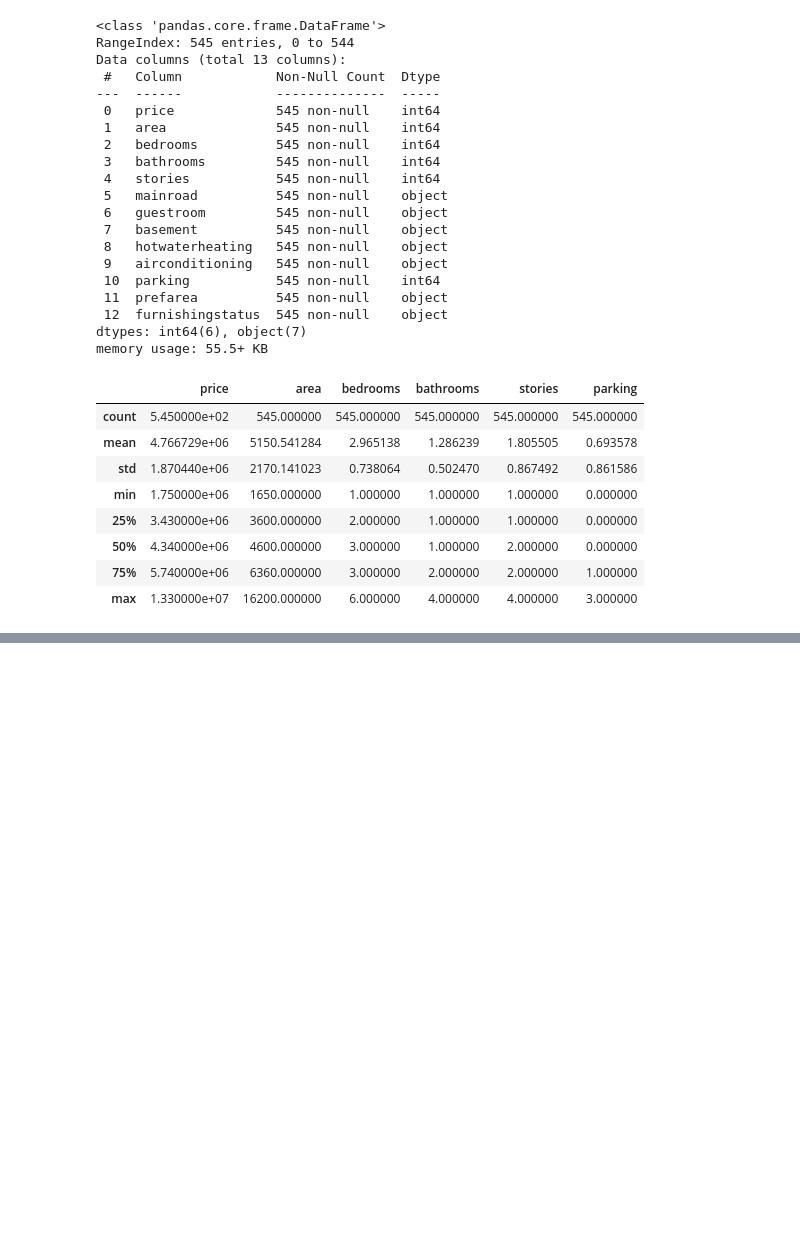
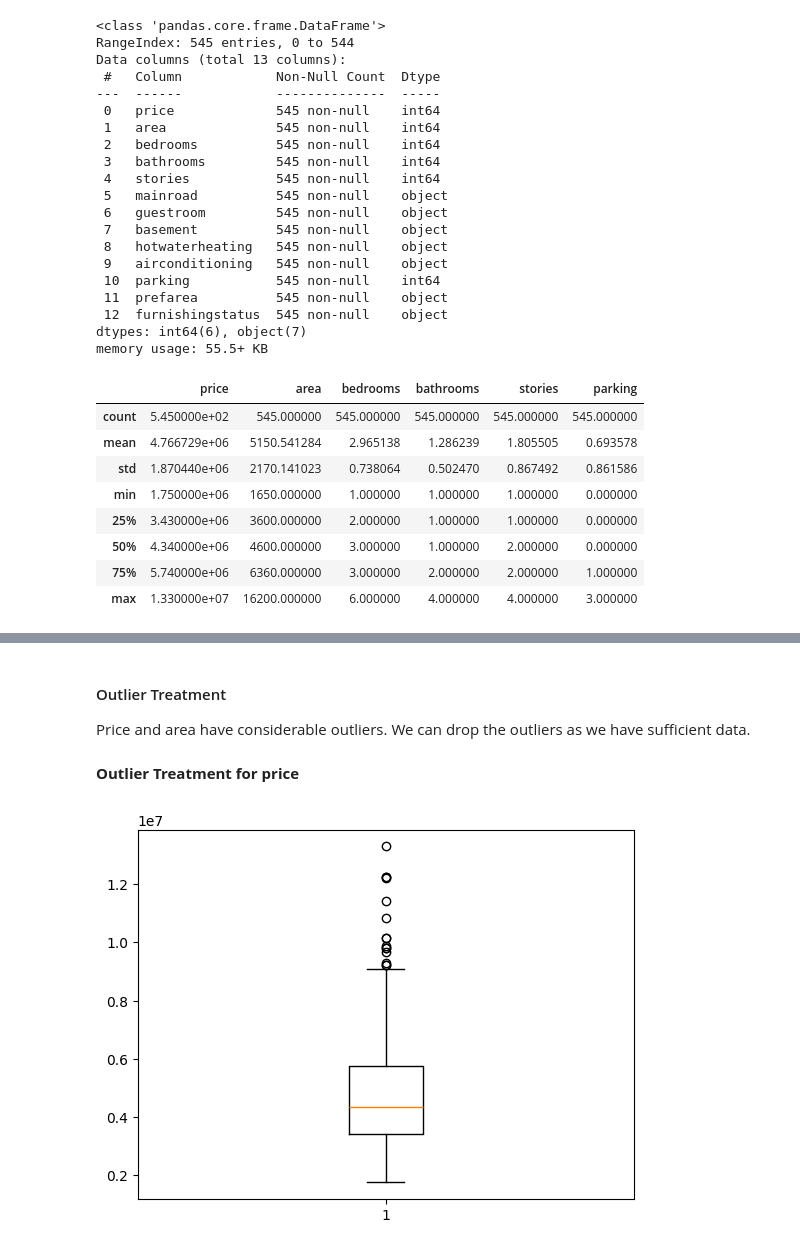
Before and after one commit to nagrohan579/house_price_prediction_linear_regression_model, a Jupyter notebook: house_price_prediction_linear_regression_model.ipynb, the cells around one changed output, grey strips where cells are left out. Saved outputs shown, nothing was run; the diff lists cells and outputs as text; code cells hidden in the pictures; blank space fills up the shorter version.

```diff
--- a/house_price_prediction_linear_regression_model.ipynb
+++ b/house_price_prediction_linear_regression_model.ipynb
@@ -81,0 +117,14 @@ housing.describe()
+# %% [markdown]
+#### Outlier Treatment
+
+Price and area have considerable outliers. We can drop the outliers as we have sufficient data.
+# %% [markdown]
+**Outlier Treatment for price**
+# %%
+plt.boxplot(housing.price)
+Q1 = housing.price.quantile(0.25)
+Q3 = housing.price.quantile(0.75)
+IQR = Q3 - Q1
+housing.drop(housing[(housing.price < Q1 - 1.5*IQR) | (housing.price > Q3 + 1.5*IQR)].index, inplace=True)
+# %% [output]
+[figure, added]
```
Also changed, not shown: parts of 8 cells of this notebook.
